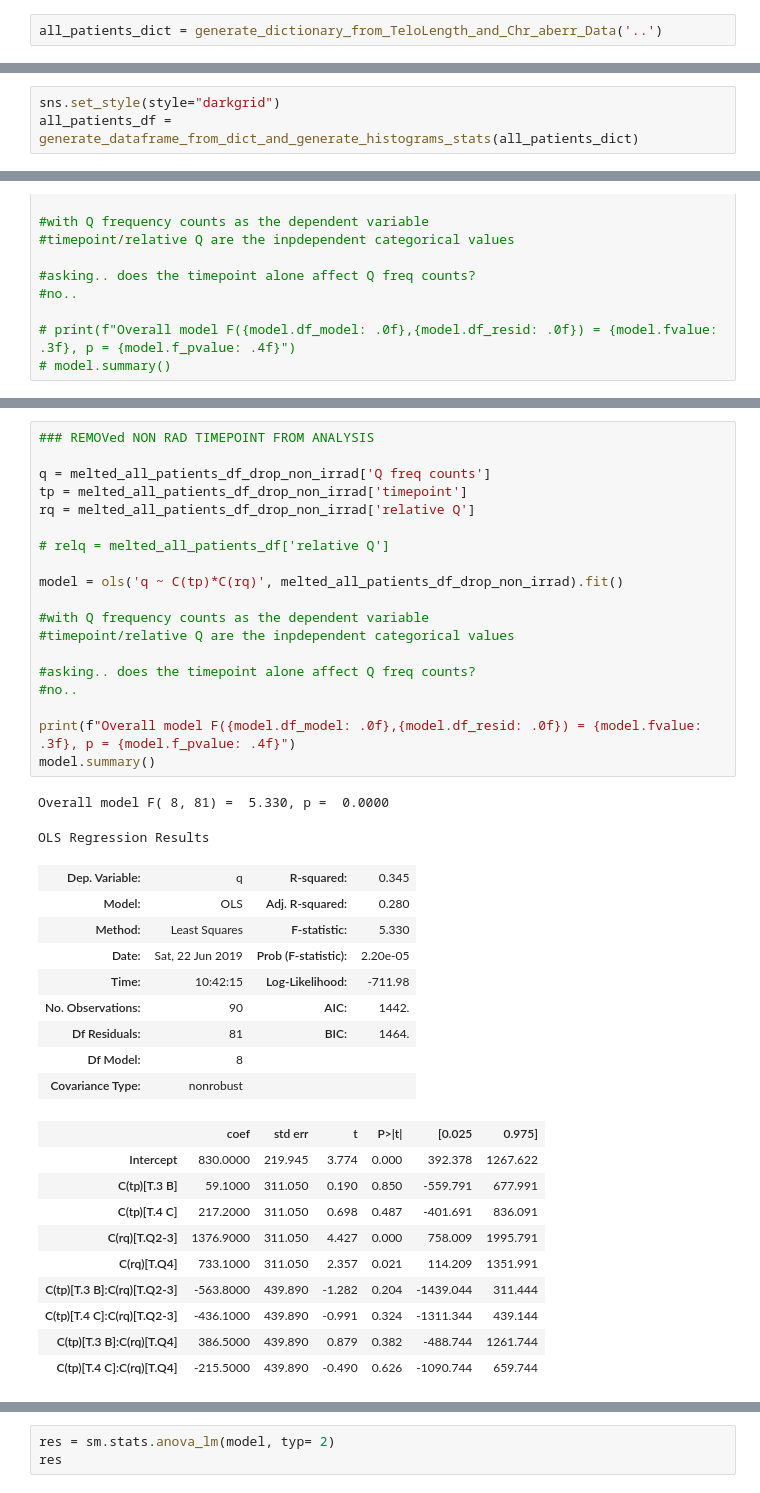
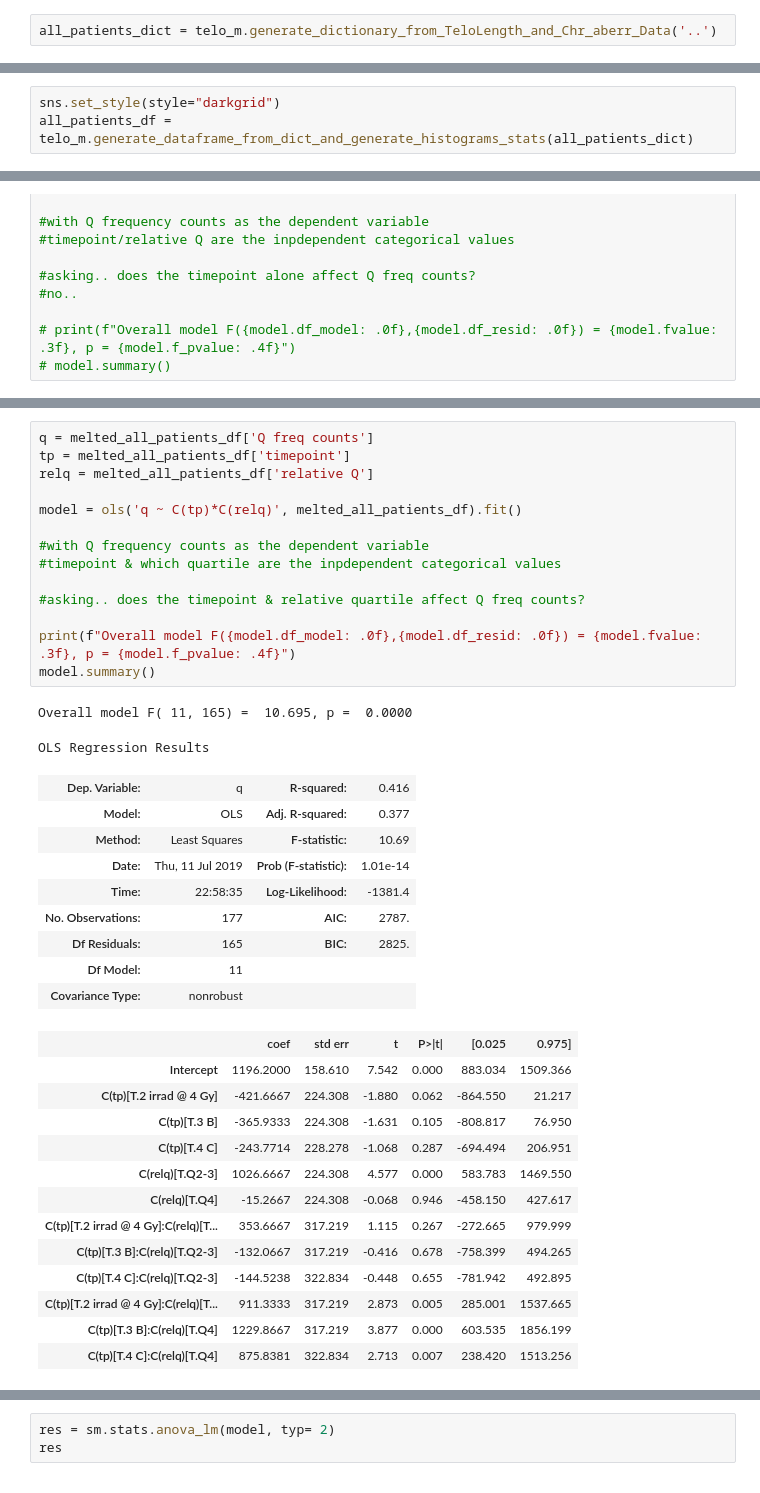
Before and after one commit to Jared-Luxton/radiation-therapy-machine-learning, a Jupyter notebook: RADIATION-SENSITIVITY-telos-chromosomes.ipynb, the cells around one changed output, grey strips where cells are left out. Drawn from its saved outputs; the diff is of its cells as text.

```diff
--- a/RADIATION-SENSITIVITY-telos-chromosomes.ipynb
+++ b/RADIATION-SENSITIVITY-telos-chromosomes.ipynb
@@ -147,3 +27,3 @@ def generate_dictionary_from_TeloLength_and_Chr_aberr_Data(patharg):
 # %%
-all_patients_dict = generate_dictionary_from_TeloLength_and_Chr_aberr_Data('..')
+all_patients_dict = telo_m.generate_dictionary_from_TeloLength_and_Chr_aberr_Data('..')
 # %% [output]
@@ -301,4 +172,4 @@ def generate_dataframe_from_dict_and_generate_histograms_stats(all_patients_dict
     return all_patients_df
 # %%
 sns.set_style(style="darkgrid")
-all_patients_df = generate_dataframe_from_dict_and_generate_histograms_stats(all_patients_dict)
+all_patients_df = telo_m.generate_dataframe_from_dict_and_generate_histograms_stats(all_patients_dict)
@@ -743,41 +540,39 @@ melted_all_patients_df_drop_non_irrad.shape
 # %%
-### REMOVed NON RAD TIMEPOINT FROM ANALYSIS
+q = melted_all_patients_df['Q freq counts']
+tp = melted_all_patients_df['timepoint']
+relq = melted_all_patients_df['relative Q']
 
-q = melted_all_patients_df_drop_non_irrad['Q freq counts']
-tp = melted_all_patients_df_drop_non_irrad['timepoint']
-rq = melted_all_patients_df_drop_non_irrad['relative Q']
-
-# relq = melted_all_patients_df['relative Q']
-
-model = ols('q ~ C(tp)*C(rq)', melted_all_patients_df_drop_non_irrad).fit()
+model = ols('q ~ C(tp)*C(relq)', melted_all_patients_df).fit()
 
 #with Q frequency counts as the dependent variable
-#timepoint/relative Q are the inpdependent categorical values
+#timepoint & which quartile are the inpdependent categorical values
 
-#asking.. does the timepoint alone affect Q freq counts?
-#no..
+#asking.. does the timepoint & relative quartile affect Q freq counts?
 
 print(f"Overall model F({model.df_model: .0f},{model.df_resid: .0f}) = {model.fvalue: .3f}, p = {model.f_pvalue: .4f}")
 model.summary()
 # %% [output]
-Overall model F( 8, 81) =  5.330, p =  0.0000
+Overall model F( 11, 165) =  10.695, p =  0.0000
 OLS Regression Results
-| Dep. Variable: | q | R-squared: | 0.345 |
-| Model: | OLS | Adj. R-squared: | 0.280 |
-| Method: | Least Squares | F-statistic: | 5.330 |
-| Date: | Sat, 22 Jun 2019 | Prob (F-statistic): | 2.20e-05 |
-| Time: | 10:42:15 | Log-Likelihood: | -711.98 |
-| No. Observations: | 90 | AIC: | 1442. |
-| Df Residuals: | 81 | BIC: | 1464. |
-| Df Model: | 8 |  |  |
+| Dep. Variable: | q | R-squared: | 0.416 |
+| Model: | OLS | Adj. R-squared: | 0.377 |
+| Method: | Least Squares | F-statistic: | 10.69 |
+| Date: | Thu, 11 Jul 2019 | Prob (F-statistic): | 1.01e-14 |
+| Time: | 22:58:35 | Log-Likelihood: | -1381.4 |
+| No. Observations: | 177 | AIC: | 2787. |
+| Df Residuals: | 165 | BIC: | 2825. |
+| Df Model: | 11 |  |  |
 | Covariance Type: | nonrobust |  |  |
 |  | coef | std err | t | P>|t| | [0.025 | 0.975] |
-| Intercept | 830.0000 | 219.945 | 3.774 | 0.000 | 392.378 | 1267.622 |
-| C(tp)[T.3 B] | 59.1000 | 311.050 | 0.190 | 0.850 | -559.791 | 677.991 |
-| C(tp)[T.4 C] | 217.2000 | 311.050 | 0.698 | 0.487 | -401.691 | 836.091 |
-| C(rq)[T.Q2-3] | 1376.9000 | 311.050 | 4.427 | 0.000 | 758.009 | 1995.791 |
-| C(rq)[T.Q4] | 733.1000 | 311.050 | 2.357 | 0.021 | 114.209 | 1351.991 |
-| C(tp)[T.3 B]:C(rq)[T.Q2-3] | -563.8000 | 439.890 | -1.282 | 0.204 | -1439.044 | 311.444 |
-| C(tp)[T.4 C]:C(rq)[T.Q2-3] | -436.1000 | 439.890 | -0.991 | 0.324 | -1311.344 | 439.144 |
-| C(tp)[T.3 B]:C(rq)[T.Q4] | 386.5000 | 439.890 | 0.879 | 0.382 | -488.744 | 1261.744 |
-| C(tp)[T.4 C]:C(rq)[T.Q4] | -215.5000 | 439.890 | -0.490 | 0.626 | -1090.744 | 659.744 |
+| Intercept | 1196.2000 | 158.610 | 7.542 | 0.000 | 883.034 | 1509.366 |
+| C(tp)[T.2 irrad @ 4 Gy] | -421.6667 | 224.308 | -1.880 | 0.062 | -864.550 | 21.217 |
+| C(tp)[T.3 B] | -365.9333 | 224.308 | -1.631 | 0.105 | -808.817 | 76.950 |
+| C(tp)[T.4 C] | -243.7714 | 228.278 | -1.068 | 0.287 | -694.494 | 206.951 |
+| C(relq)[T.Q2-3] | 1026.6667 | 224.308 | 4.577 | 0.000 | 583.783 | 1469.550 |
+| C(relq)[T.Q4] | -15.2667 | 224.308 | -0.068 | 0.946 | -458.150 | 427.617 |
+| C(tp)[T.2 irrad @ 4 Gy]:C(relq)[T... | 353.6667 | 317.219 | 1.115 | 0.267 | -272.665 | 979.999 |
+| C(tp)[T.3 B]:C(relq)[T.Q2-3] | -132.0667 | 317.219 | -0.416 | 0.678 | -758.399 | 494.265 |
+| C(tp)[T.4 C]:C(relq)[T.Q2-3] | -144.5238 | 322.834 | -0.448 | 0.655 | -781.942 | 492.895 |
+| C(tp)[T.2 irrad @ 4 Gy]:C(relq)[T... | 911.3333 | 317.219 | 2.873 | 0.005 | 285.001 | 1537.665 |
+| C(tp)[T.3 B]:C(relq)[T.Q4] | 1229.8667 | 317.219 | 3.877 | 0.000 | 603.535 | 1856.199 |
+| C(tp)[T.4 C]:C(relq)[T.Q4] | 875.8381 | 322.834 | 2.713 | 0.007 | 238.420 | 1513.256 |
```
Also changed, not shown: parts of 48 cells of this notebook, 1 other file.
